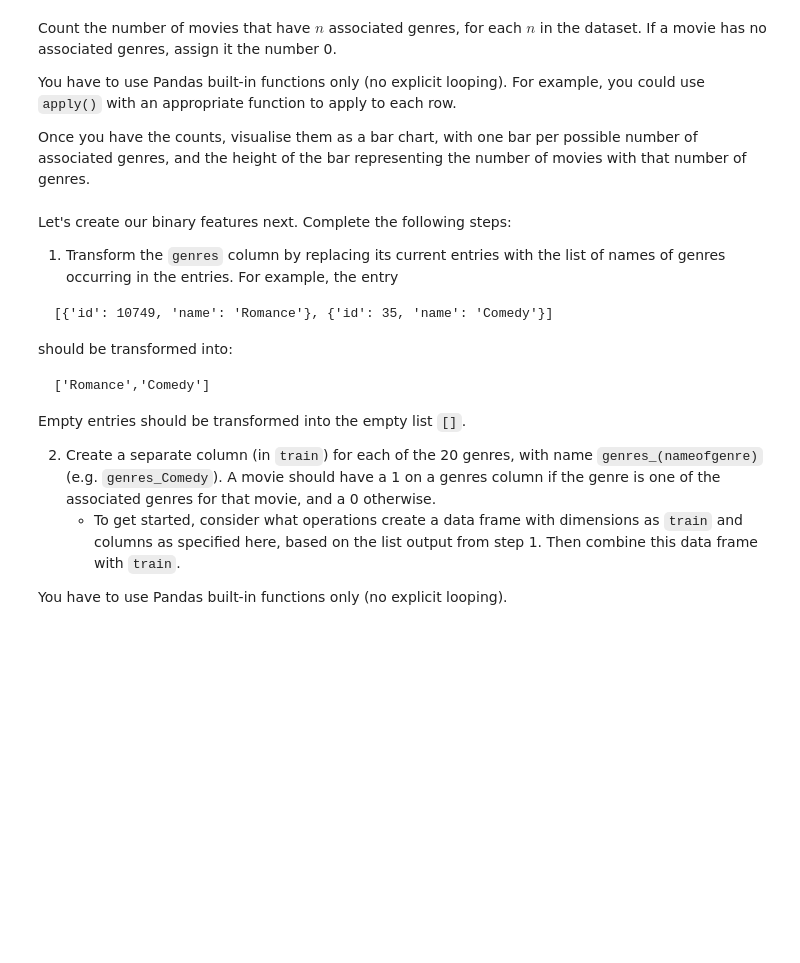
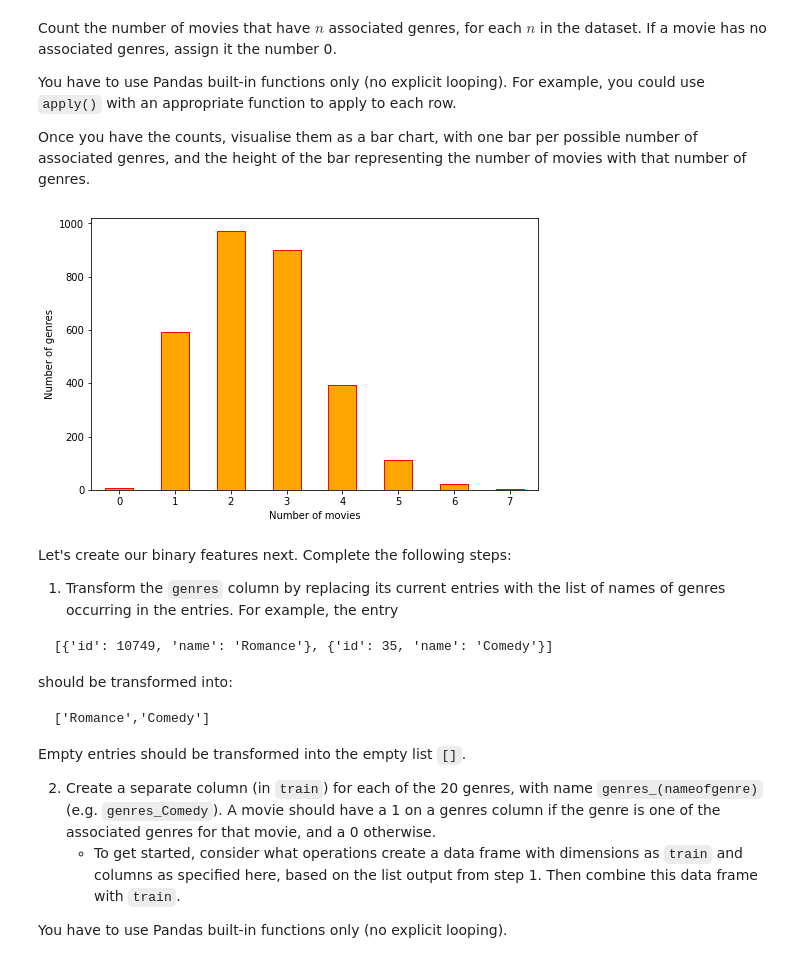
Before and after one commit to minkichunm/ComputationalToolsforDataScience, a Jupyter notebook: 02807_Project_1.ipynb, the cells around one changed output. Cells and saved outputs as stored; diff of their text form; code cells hidden in the pictures; blank space fills up the shorter version.

```diff
--- a/02807_Project_1.ipynb
+++ b/02807_Project_1.ipynb
@@ -670,0 +672,18 @@ Don't loop explicitly over the rows to perform this preprocessing. Your datafram
+# %%
+# your code goes here
+def load_movies_data(url):
+    df = pd.read_csv(url, dtype='unicode', low_memory=False)
+
+    df['release_date'] = pd.to_datetime(df['release_date'], errors='coerce')
+    df.belongs_to_collection = df.belongs_to_collection.fillna('{}').apply(lambda x: f(x))
+    df.genres = df.genres.fillna('[]').apply(lambda x: f(x))
+    df.production_companies = df.production_companies.fillna('[]').apply(lambda x: f(x))
+    df.production_countries = df.production_countries.fillna('[]').apply(lambda x: f(x))
+    df.spoken_languages = df.spoken_languages.apply(lambda x: f(x))
+    df.Keywords = df.Keywords.apply(lambda x: f(x))
+    df.cast = df.cast.fillna('[]').apply(lambda x: f(x))
+    df.crew = df.crew.fillna('[]').apply(lambda x: f(x))
+    return df
+
+train = load_movies_data(train_url) # dataframe name "train"
+train.head(2)
@@ -685,3 +712,19 @@ Once you have the counts, visualise them as a bar chart, with one bar per possib
+# %%
+# your code goes here
+import matplotlib.pyplot as plt
+%matplotlib inline
+
+gc = train.genres.apply(np.size, axis = 0)
+
+fig = plt.figure()
+ax = plt.axes()
+
+ax = gc.value_counts().sort_index().plot.bar(rot=0, color='orange', edgecolor='r')
+ax.set_xlabel('Number of movies')
+_ = ax.set_ylabel('Number of genres')
+fig.set_size_inches(8,5)
+# %% [output]
+[figure, added]
 # %% [markdown]
 Let's create our binary features next. Complete the following steps:
 
```
Also changed, not shown: parts of 20 cells of this notebook.
